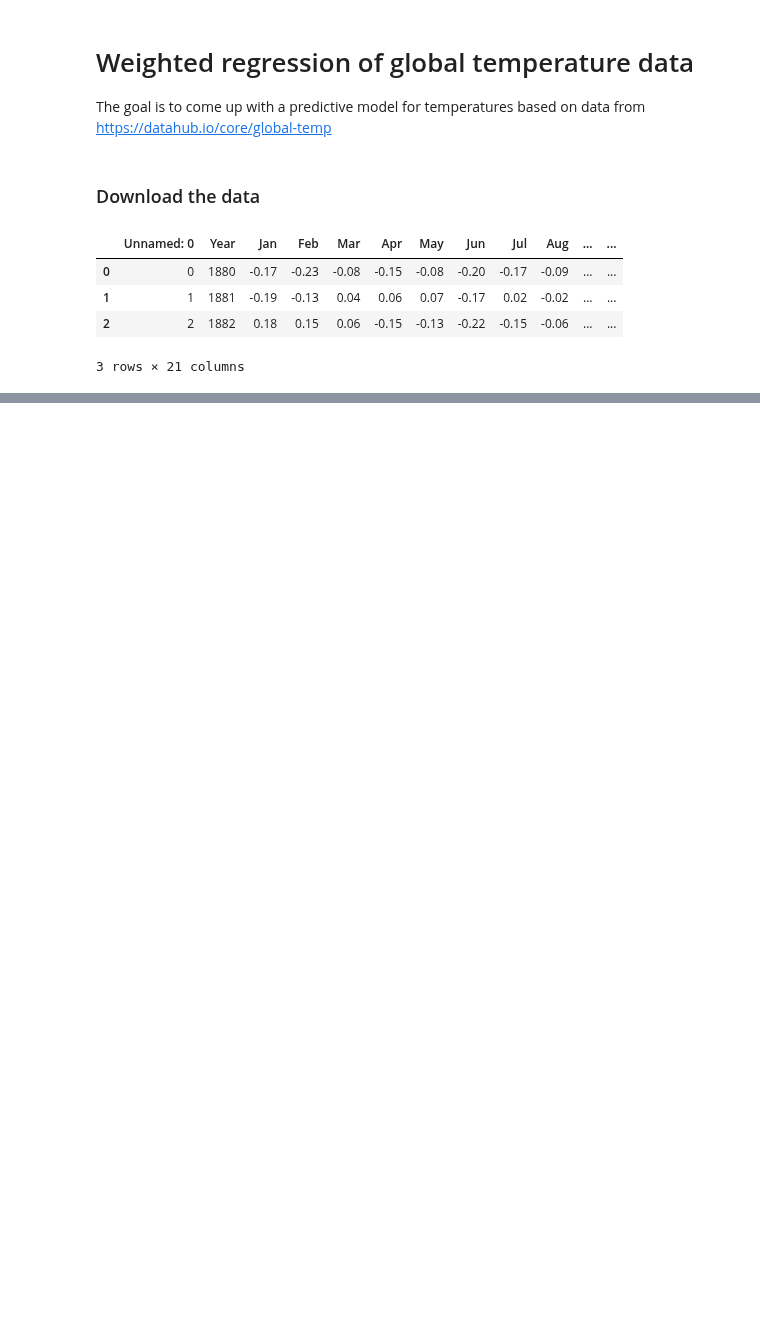
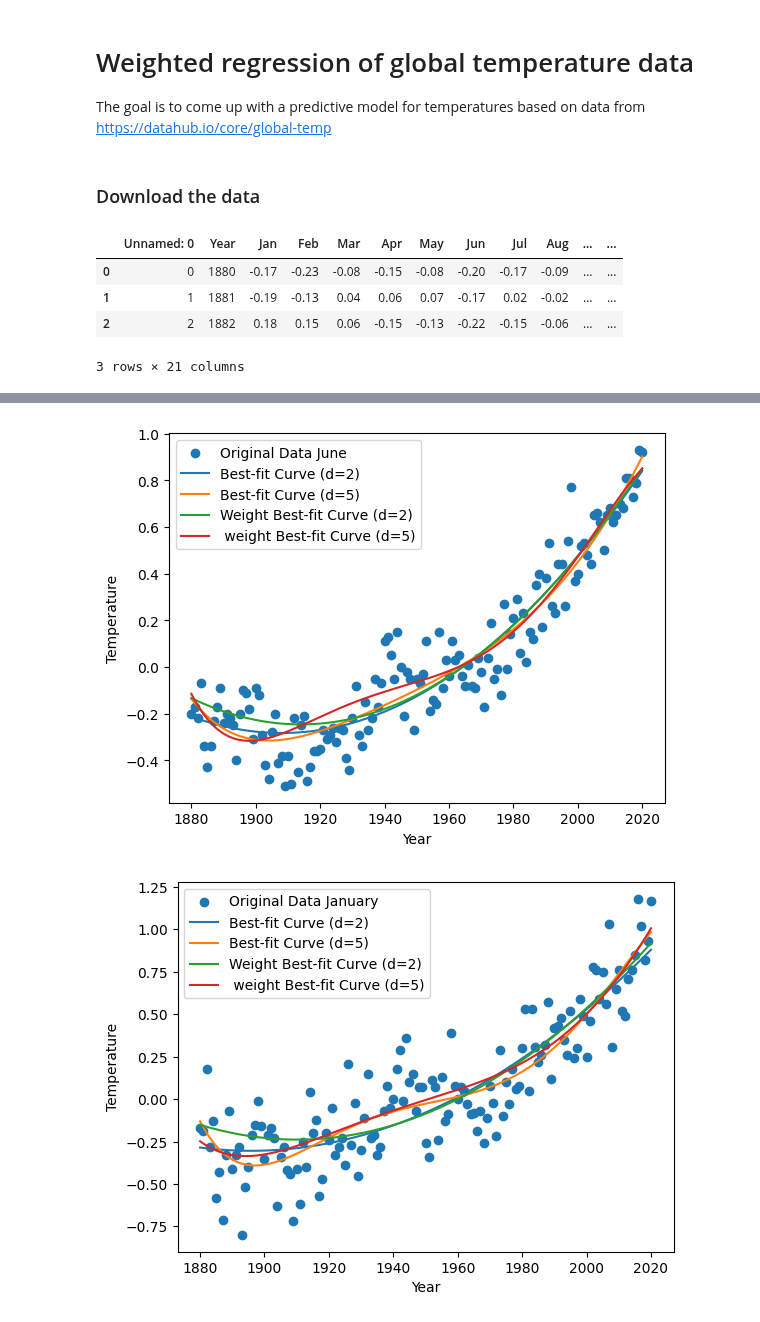
Before and after one commit to aezouhri/Machine_Learning, a Jupyter notebook: Adnane_Ezouhri_HW3/temperature_prediction.ipynb, the cells around one changed output, grey strips where cells are left out. Cells and saved outputs as stored; diff of their text form; code cells hidden in the pictures; blank space fills up the shorter version.

```diff
--- a/Adnane_Ezouhri_HW3/temperature_prediction.ipynb
+++ b/Adnane_Ezouhri_HW3/temperature_prediction.ipynb
@@ -95,0 +21,60 @@ plot_fits(years, january_temps, 'January Temperatures')
+# %%
+names = data.columns
+
+years = data['Year']
+june_temps = data['Jun']
+january_temps = data['Jan']
+variances = data['var']  # Adjust if column name is different
+
+
+d2_coeff= np.polyfit(years, june_temps, 2)
+fit_y2 = np.polyval(d2_coeff, years)
+
+d5_coeff= np.polyfit(years, june_temps, 5)
+fit_y5 = np.polyval(d5_coeff, years)
+
+weight_d2_coeff= np.polyfit(years, june_temps, 2, w=1/variances)
+weight_fit_y2 = np.polyval(weight_d2_coeff, years)
+
+weight_d5_coeff= np.polyfit(years, june_temps, 5, w=1/variances)
+weight_fit_y5 = np.polyval(weight_d5_coeff, years)
+
+# Plot the original data points
+
+plt.scatter(years, june_temps, label='Original Data June')
+plt.plot(years, fit_y2, label='Best-fit Curve (d=2)')
+plt.plot(years, fit_y5, label='Best-fit Curve (d=5)')
+plt.plot(years, weight_fit_y2, label='Weight Best-fit Curve (d=2)')
+plt.plot(years, weight_fit_y5, label=' weight Best-fit Curve (d=5)')
+plt.xlabel('Year')
+plt.ylabel('Temperature')
+plt.legend()
+plt.show()
+
+
+d2_coeff= np.polyfit(years, january_temps, 2)
+fit_y2 = np.polyval(d2_coeff, years)
+
+d5_coeff= np.polyfit(years, january_temps, 5)
+fit_y5 = np.polyval(d5_coeff, years)
+
+weight_d2_coeff= np.polyfit(years, january_temps, 2, w=1/variances)
+weight_fit_y2 = np.polyval(weight_d2_coeff, years)
+
+weight_d5_coeff= np.polyfit(years, january_temps, 5, w=1/variances)
+weight_fit_y5 = np.polyval(weight_d5_coeff, years)
+
+# Plot the original data points
+
+plt.scatter(years, january_temps, label='Original Data January')
+plt.plot(years, fit_y2, label='Best-fit Curve (d=2)')
+plt.plot(years, fit_y5, label='Best-fit Curve (d=5)')
+plt.plot(years, weight_fit_y2, label='Weight Best-fit Curve (d=2)')
+plt.plot(years, weight_fit_y5, label=' weight Best-fit Curve (d=5)')
+plt.xlabel('Year')
+plt.ylabel('Temperature')
+plt.legend()
+plt.show()
+# %% [output]
+[figure, added]
+[figure, added]
```
Also changed, not shown: parts of 1 cell of this notebook, 1 other file.
